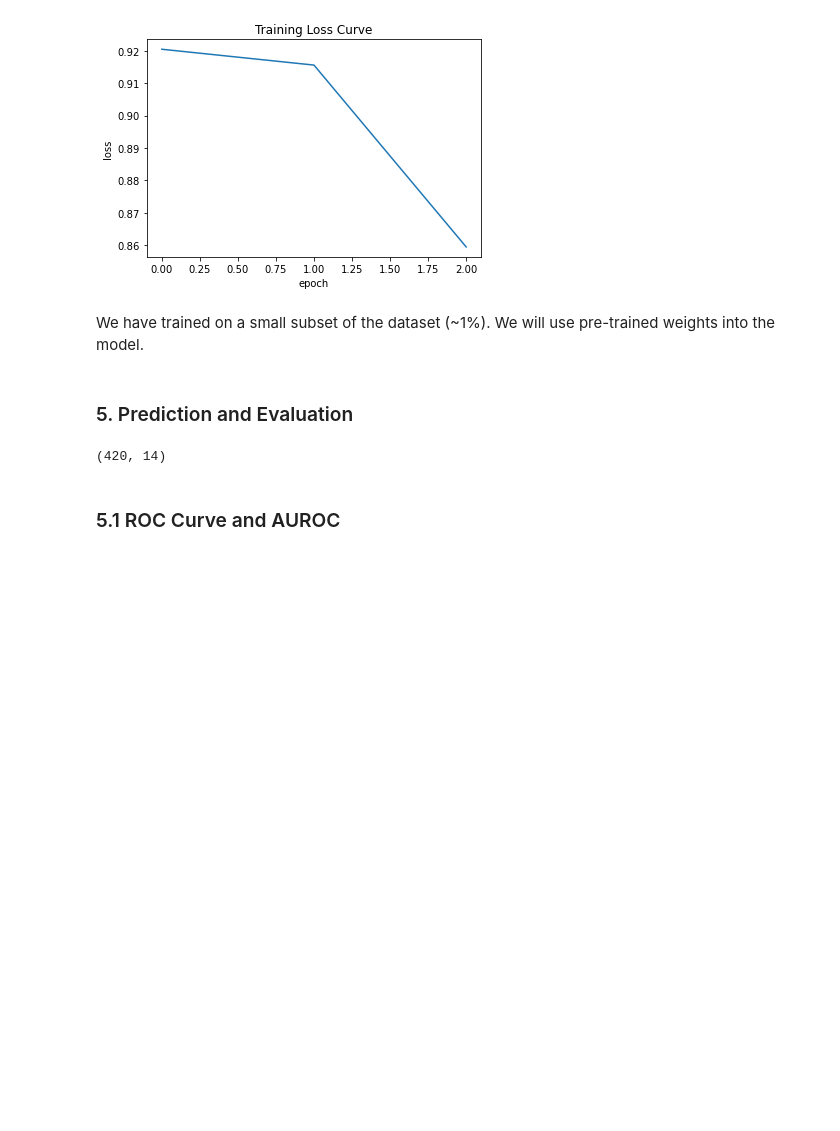
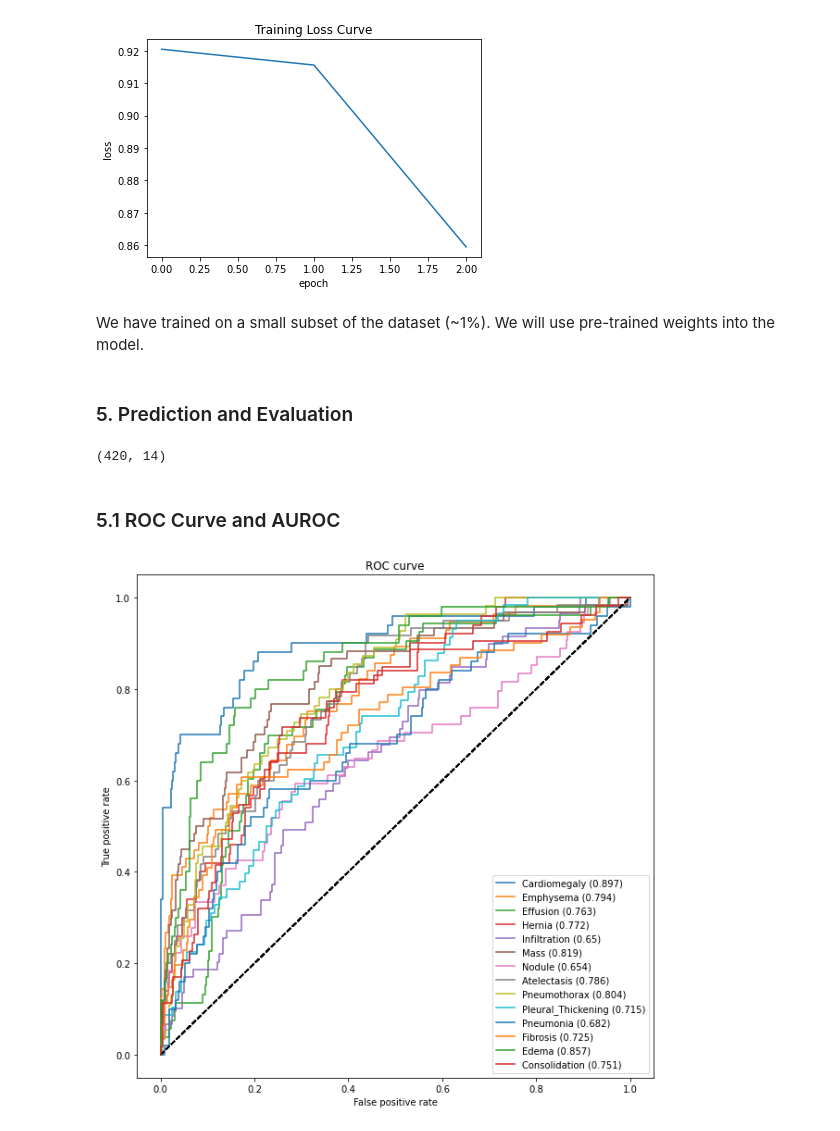
Before and after one commit to abhishekmshr956/Chest_XRay_diagnosis_with_Deep_Learning, a Jupyter notebook: Chest_XRay_Diagnosis_Keras.ipynb, the cells around one changed output. Saved outputs shown, nothing was run; the diff lists cells and outputs as text; code cells hidden in the pictures; blank space fills up the shorter version.

Commit message:
ROC curve added

```diff
--- a/Chest_XRay_Diagnosis_Keras.ipynb
+++ b/Chest_XRay_Diagnosis_Keras.ipynb
@@ -440,3 +440,26 @@ predicted_vals.shape
 # %% [markdown]
 <a name='5-1'></a>
 ### 5.1 ROC Curve and AUROC
+# %%
+def get_roc_curve(labels, predicted_vals, generator):
+    auc_roc_vals = []
+    for i in range(len(labels)):
+        gt = generator.labels[:,i]
+        pred = predicted_vals[:, i]
+        auc_roc = roc_auc_score(gt, pred)
+        auc_roc_vals.append(auc_roc)
+        fpr_rf, tpr_rf, _ = roc_curve(gt, pred)
+        plt.figure(1, figsize=(10,10))
+        plt.plot([0,1], [0,1], 'k--')
+        plt.plot(fpr_rf, tpr_rf,
+                label = labels[i]+" ("+ str(round(auc_roc, 3))+")")
+        plt.xlabel("False positive rate")
+        plt.ylabel("True positive rate")
+        plt.title("ROC curve")
+        plt.legend(loc="best")
+    plt.show()
+    return auc_roc_vals
+# %%
+auc_rocs = get_roc_curve(labels, predicted_vals, test_generator)
+# %% [output]
+[figure, added]
```
Also changed, not shown: parts of 1 cell of this notebook.
